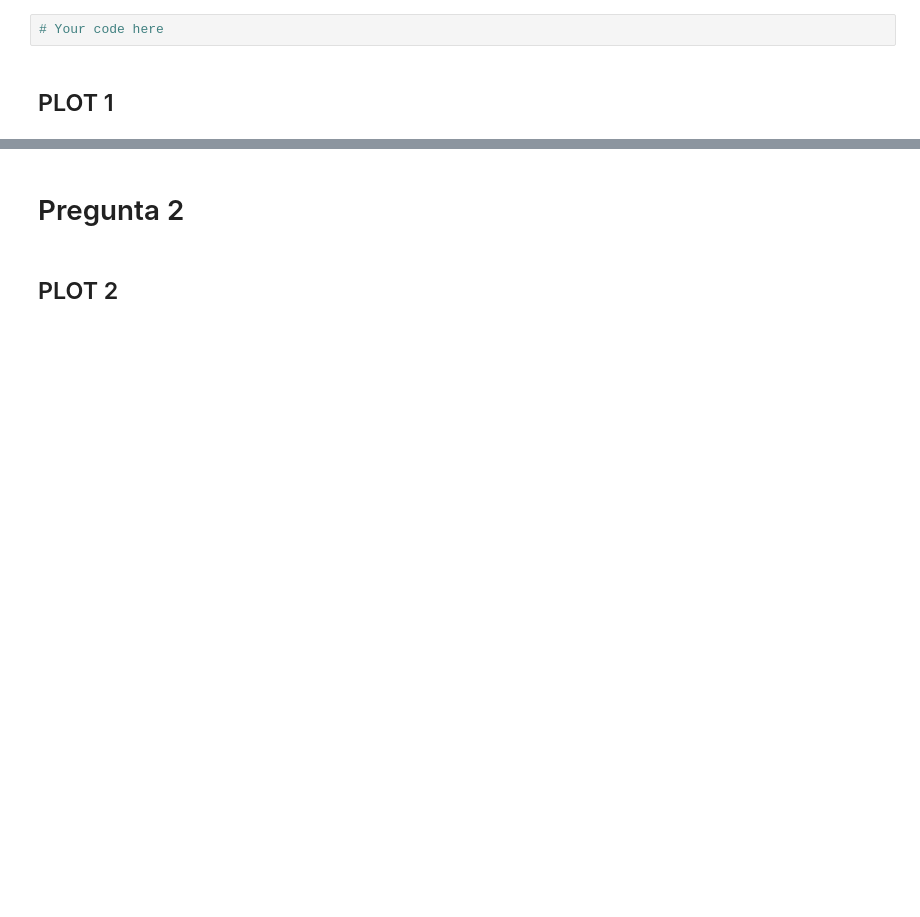
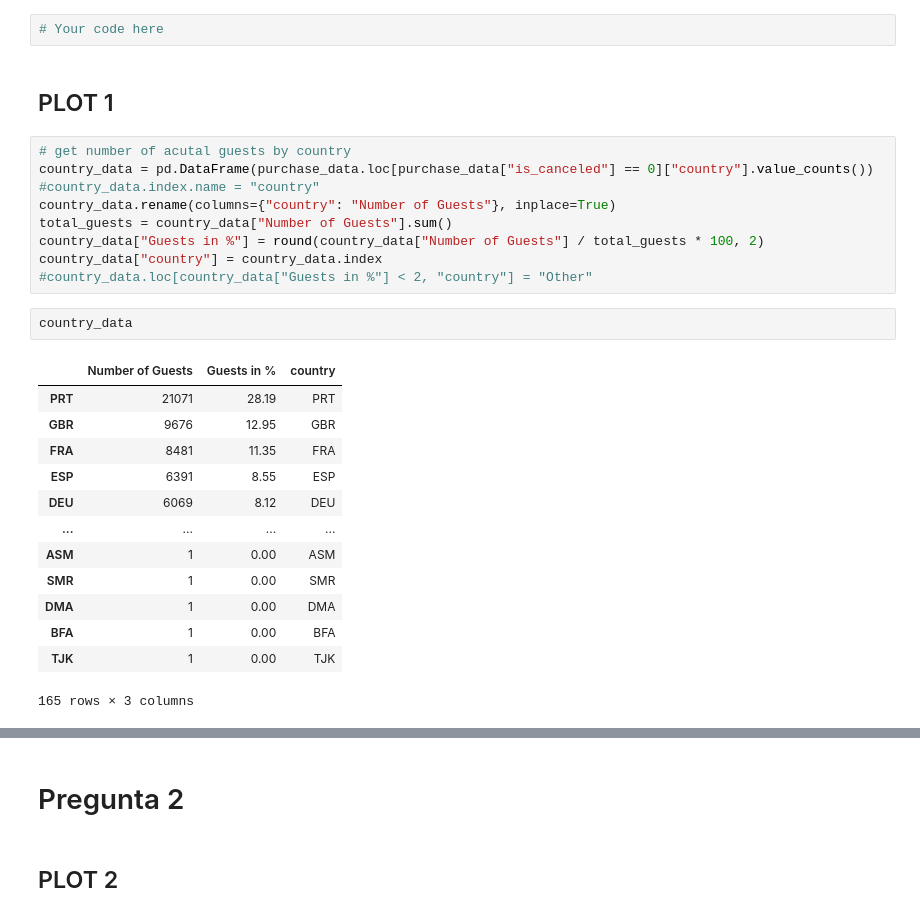
Before and after one commit to carlosmendozaj/Project_Booking_Demand, a Jupyter notebook: Hotel Demand.ipynb, the cells around one changed output, grey strips where cells are left out. Drawn from its saved outputs; the diff is of its cells as text; blank space fills up the shorter version.

```diff
--- a/Hotel Demand.ipynb
+++ b/Hotel Demand.ipynb
@@ -38,3 +39,28 @@ len(purchase_data)
 # Your code here
 # %% [markdown]
 ## PLOT 1
+# %%
+# get number of acutal guests by country
+country_data = pd.DataFrame(purchase_data.loc[purchase_data["is_canceled"] == 0]["country"].value_counts())
+#country_data.index.name = "country"
+country_data.rename(columns={"country": "Number of Guests"}, inplace=True)
+total_guests = country_data["Number of Guests"].sum()
+country_data["Guests in %"] = round(country_data["Number of Guests"] / total_guests * 100, 2)
+country_data["country"] = country_data.index
+#country_data.loc[country_data["Guests in %"] < 2, "country"] = "Other"
+# %%
+country_data
+# %% [output]
+|  | Number of Guests | Guests in % | country |
+| PRT | 21071 | 28.19 | PRT |
+| GBR | 9676 | 12.95 | GBR |
+| FRA | 8481 | 11.35 | FRA |
+| ESP | 6391 | 8.55 | ESP |
+| DEU | 6069 | 8.12 | DEU |
+| ... | ... | ... | ... |
+| ASM | 1 | 0.00 | ASM |
+| SMR | 1 | 0.00 | SMR |
+| DMA | 1 | 0.00 | DMA |
+| BFA | 1 | 0.00 | BFA |
+| TJK | 1 | 0.00 | TJK |
+165 rows × 3 columns
```
Also changed, not shown: parts of 3 cells of this notebook.
